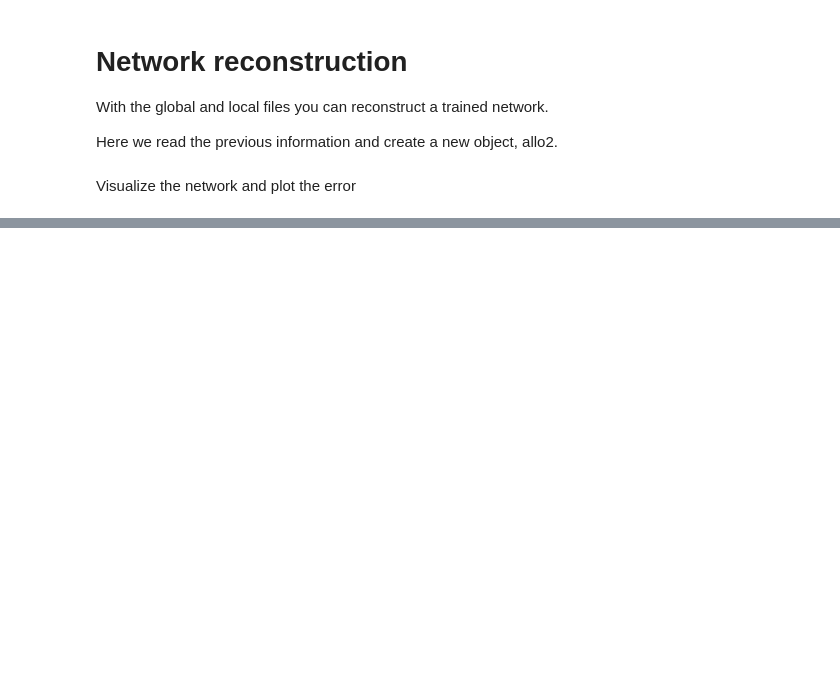
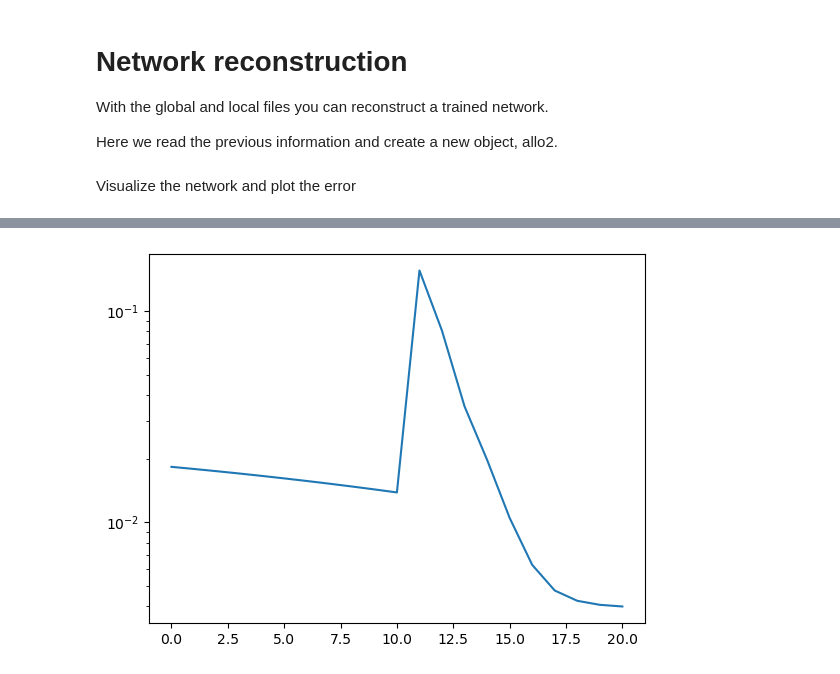
Before and after one commit to maguzj/coupled_learning, a Jupyter notebook: coupled_learning/example-training.ipynb, the cells around one changed output, grey strips where cells are left out. Saved outputs shown, nothing was run; the diff lists cells and outputs as text; code cells hidden in the pictures; blank space fills up the shorter version.

```diff
--- a/coupled_learning/example-training.ipynb
+++ b/coupled_learning/example-training.ipynb
@@ -181,0 +213,12 @@ Text(0.5, 1.0, 'Training loss')
+# %%
+allo.setConductances(initial_conductances)
+n_epochs = 50
+n_steps_per_epoch = 10000
+eta = 0.1
+
+_,_,_,_,_ = allo.train(n_epochs, n_steps_per_epoch, eta = eta, batchSize=10, verbose = False, pbar = True, log_spaced = False, save_state = False)
+# %%
+plt.plot(allo.losses)
+plt.yscale('log')
+# %% [output]
+[figure, added]
```
Also changed, not shown: parts of 17 cells of this notebook, 1 other file.
